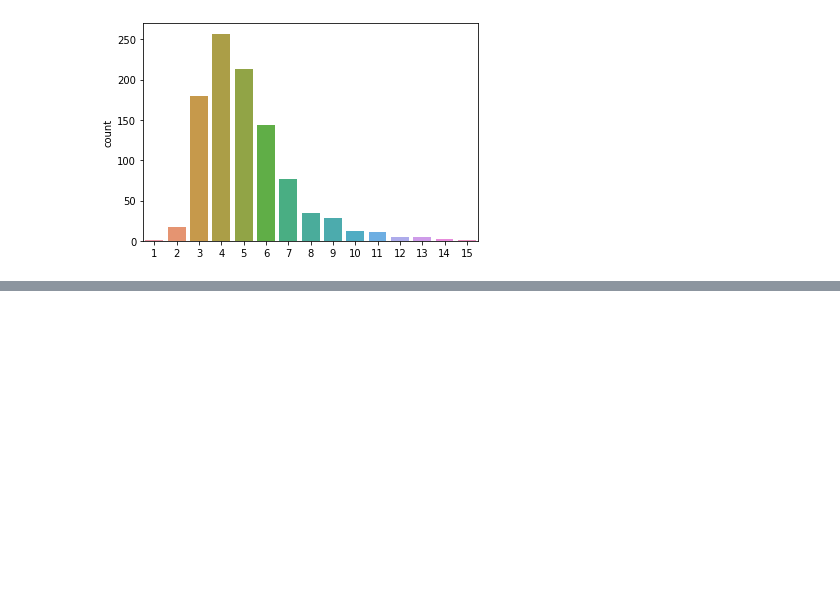
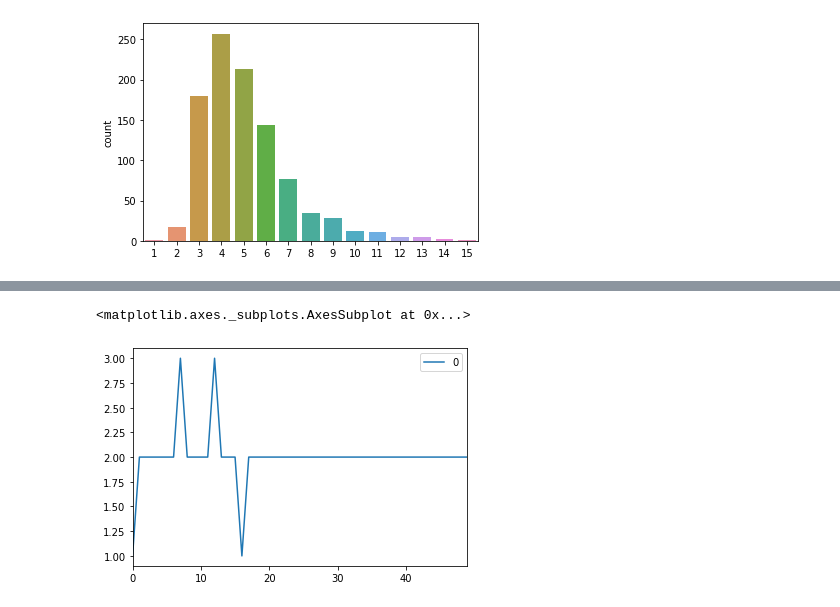
Before and after one commit to HanSeoulOh/mathproblems, a Jupyter notebook: stochasticGraphs.ipynb, the cells around one changed output, grey strips where cells are left out. Cells and saved outputs as stored; diff of their text form; code cells hidden in the pictures; blank space fills up the shorter version.

```diff
--- a/stochasticGraphs.ipynb
+++ b/stochasticGraphs.ipynb
@@ -290,0 +362,5 @@ sns.countplot(list(map(int, queue)))
+# %%
+pd.DataFrame(seq2).plot()
+# %% [output]
+<matplotlib.axes._subplots.AxesSubplot at 0x...>
+[figure, added]
```
Also changed, not shown: parts of 14 cells of this notebook.
